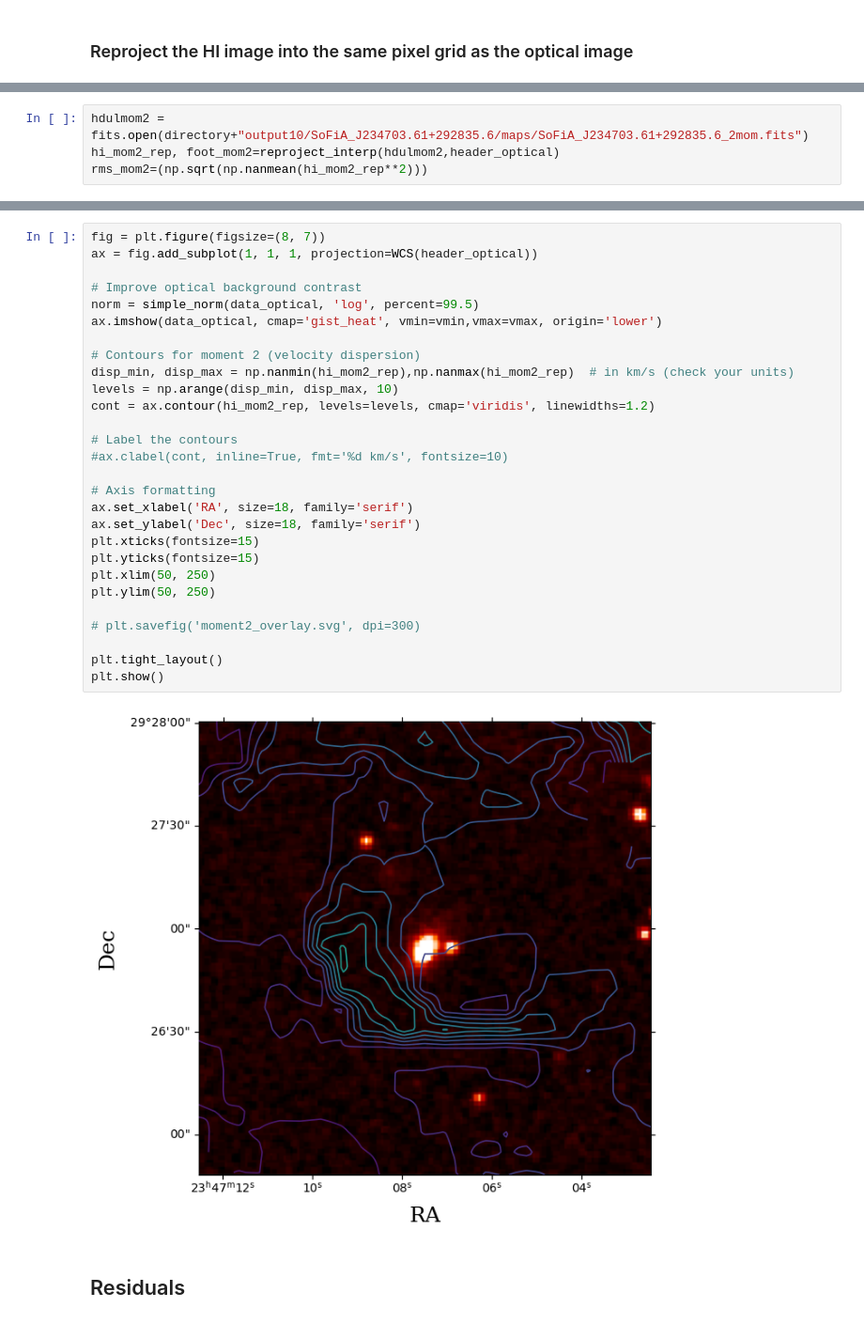
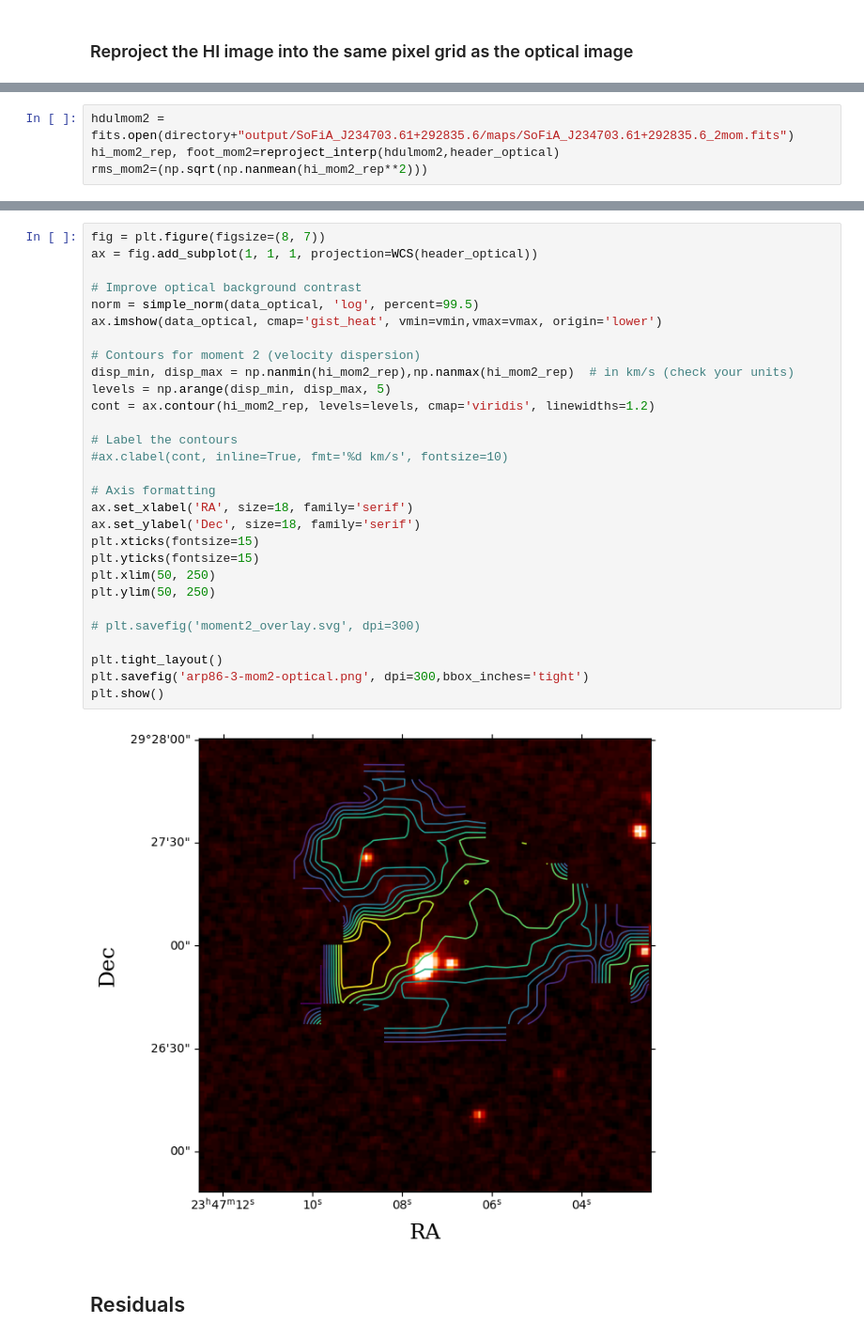
Before and after one commit to AnyelTars/Arp86-Galaxy-System, a Jupyter notebook: USNOA2-1125-19940303/arp86-3_bbaraolo_model.ipynb, the cells around one changed output, grey strips where cells are left out. Shown at 94% size. Cells and saved outputs as stored; diff of their text form.

```diff
--- a/USNOA2-1125-19940303/arp86-3_bbaraolo_model.ipynb
+++ b/USNOA2-1125-19940303/arp86-3_bbaraolo_model.ipynb
@@ -160,5 +152,5 @@ plt.show()
 # %%
-hdulmom2 = fits.open(directory+"output10/SoFiA_J234703.61+292835.6/maps/SoFiA_J234703.61+292835.6_2mom.fits")
+hdulmom2 = fits.open(directory+"output/SoFiA_J234703.61+292835.6/maps/SoFiA_J234703.61+292835.6_2mom.fits")
 hi_mom2_rep, foot_mom2=reproject_interp(hdulmom2,header_optical)
 rms_mom2=(np.sqrt(np.nanmean(hi_mom2_rep**2)))
 # %%
@@ -170,33 +162,34 @@ print(np.nanmin(hi_mom2_rep),np.nanmax(hi_mom2_rep))
 # %%
 fig = plt.figure(figsize=(8, 7))
 ax = fig.add_subplot(1, 1, 1, projection=WCS(header_optical))
 
 # Improve optical background contrast
 norm = simple_norm(data_optical, 'log', percent=99.5)
 ax.imshow(data_optical, cmap='gist_heat', vmin=vmin,vmax=vmax, origin='lower')
 
 # Contours for moment 2 (velocity dispersion)
 disp_min, disp_max = np.nanmin(hi_mom2_rep),np.nanmax(hi_mom2_rep)  # in km/s (check your units)
-levels = np.arange(disp_min, disp_max, 10)
+levels = np.arange(disp_min, disp_max, 5)
 cont = ax.contour(hi_mom2_rep, levels=levels, cmap='viridis', linewidths=1.2)
 
 # Label the contours
 #ax.clabel(cont, inline=True, fmt='%d km/s', fontsize=10)
 
 # Axis formatting
 ax.set_xlabel('RA', size=18, family='serif')
 ax.set_ylabel('Dec', size=18, family='serif')
 plt.xticks(fontsize=15)
 plt.yticks(fontsize=15)
 plt.xlim(50, 250)
 plt.ylim(50, 250)
 
 # plt.savefig('moment2_overlay.svg', dpi=300)
 
 plt.tight_layout()
+plt.savefig('arp86-3-mom2-optical.png', dpi=300,bbox_inches='tight')
 plt.show()
 # %% [output]
-[figure, old version]
+[figure, new version]
 # %% [markdown]
 ## Residuals
 # %%
```
Also changed, not shown: parts of 16 cells of this notebook.
